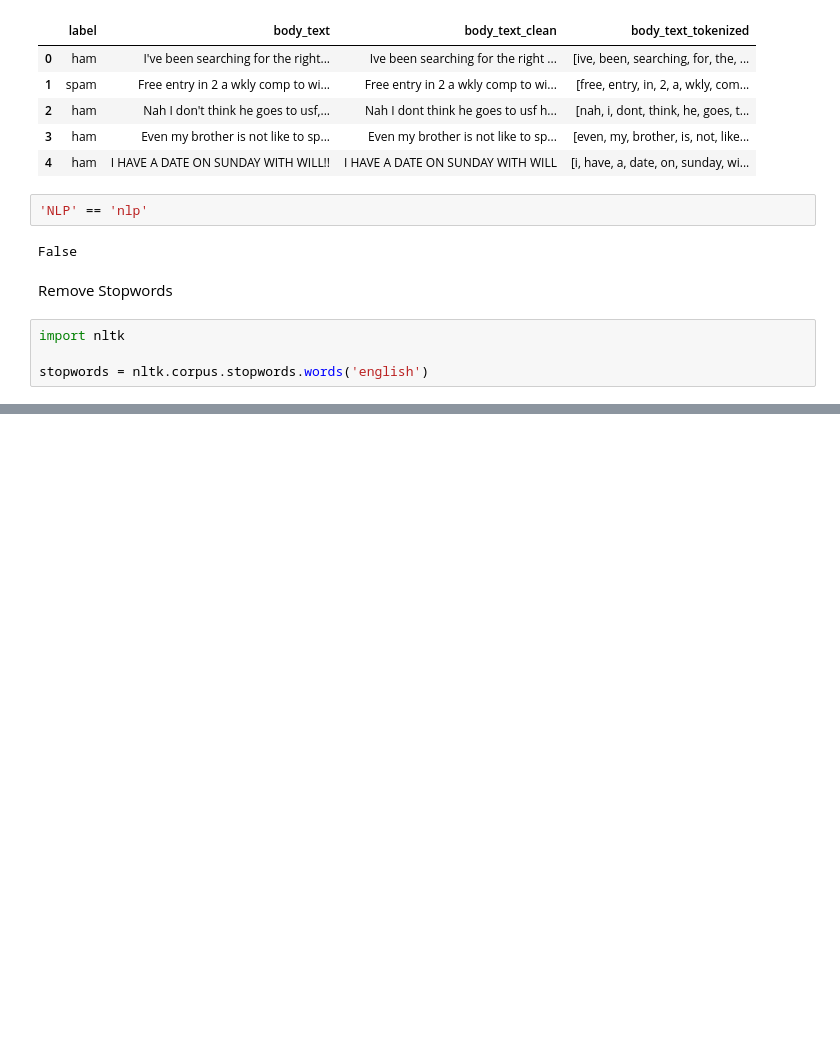
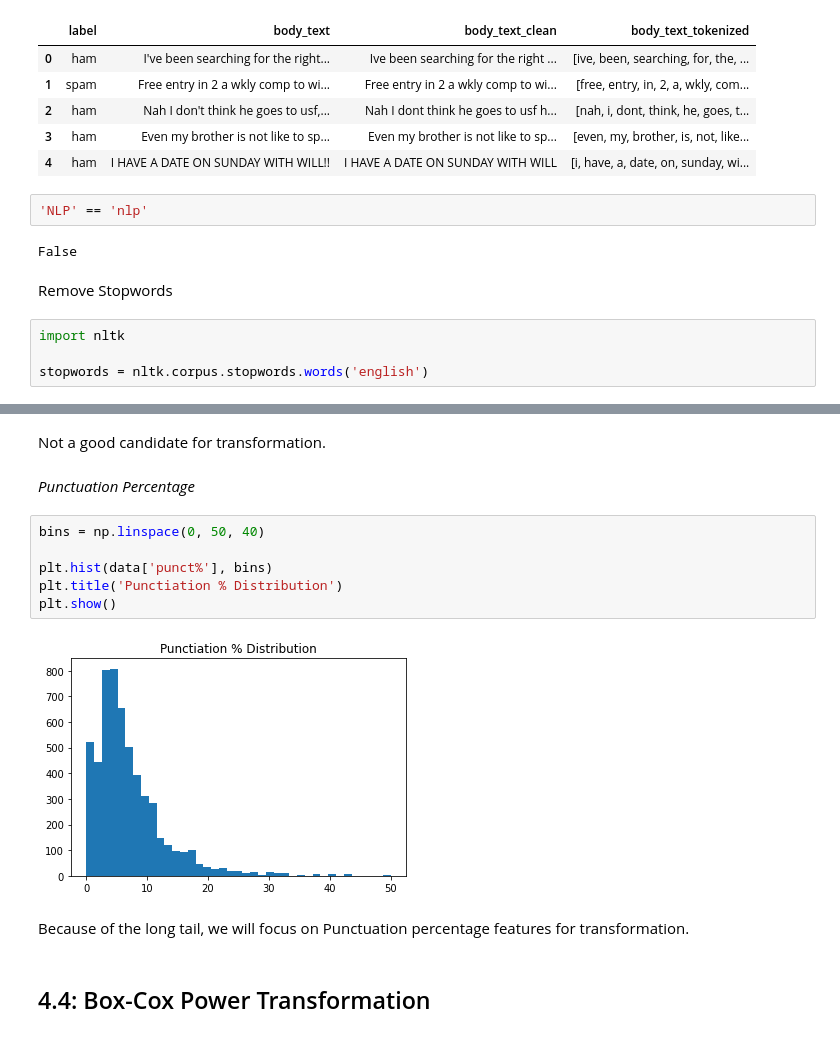
Before and after one commit to jwilson137/NLP, a Jupyter notebook: NLP.ipynb, the cells around one changed output, grey strips where cells are left out. Saved outputs shown, nothing was run; the diff lists cells and outputs as text; blank space fills up the shorter version.

```diff
--- a/NLP.ipynb
+++ b/NLP.ipynb
@@ -387,0 +1154,16 @@ data.head()
+# %% [markdown]
+Not a good candidate for transformation.
+# %% [markdown]
+*Punctuation Percentage*
+# %%
+bins = np.linspace(0, 50, 40)
+
+plt.hist(data['punct%'], bins)
+plt.title('Punctiation % Distribution')
+plt.show()
+# %% [output]
+[figure, added]
+# %% [markdown]
+Because of the long tail, we will focus on Punctuation percentage features for transformation.
+# %% [markdown]
+## 4.4: Box-Cox Power Transformation
```
Also changed, not shown: parts of 167 cells of this notebook.
